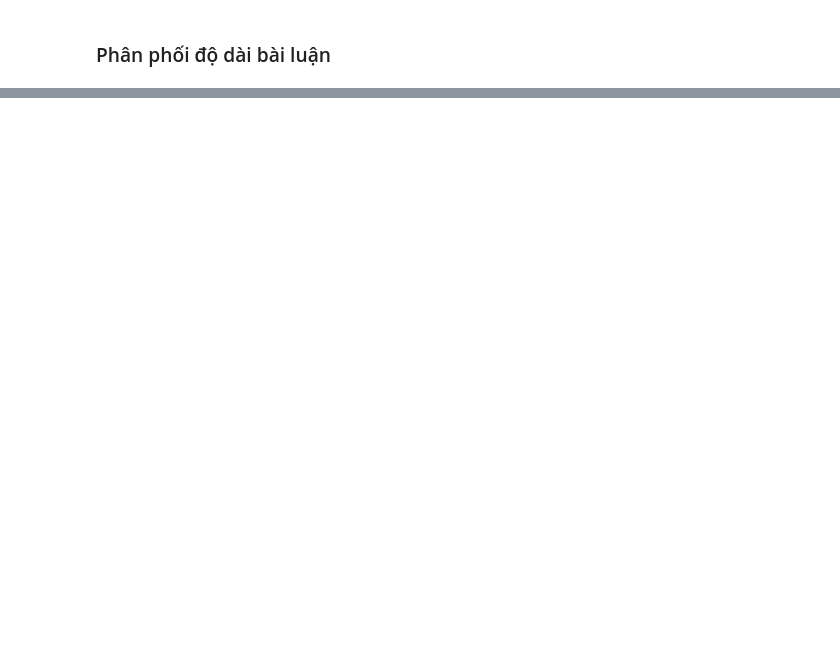
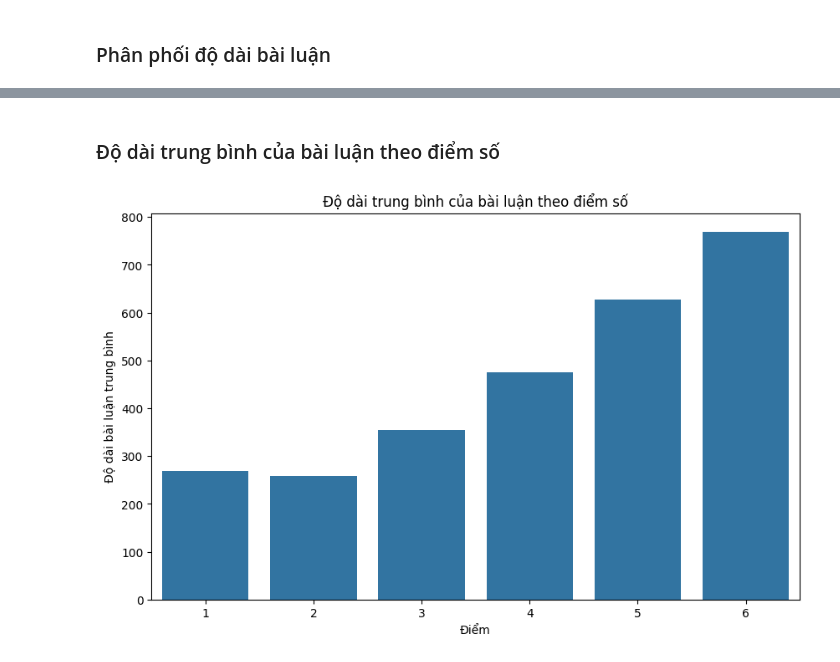
Before and after one commit to Siralexgon/PTDLTM, a Jupyter notebook: Tien-xu-ly.ipynb, the cells around one changed output, grey strips where cells are left out. Cells and saved outputs as stored; diff of their text form; code cells hidden in the pictures; blank space fills up the shorter version.

```diff
--- a/Tien-xu-ly.ipynb
+++ b/Tien-xu-ly.ipynb
@@ -186,0 +178,18 @@ plt.show()
+# %% [markdown]
+### Độ dài trung bình của bài luận theo điểm số
+# %%
+train_df_copy = train_df.copy()
+train_df_copy['essay_length'] = train_df_copy['full_text'].apply(lambda x: len(x.split()))
+
+# Tính độ dài trung bình của bài luận cho mỗi mức điểm
+average_length_by_score = train_df_copy.groupby('score')['essay_length'].mean().reset_index()
+
+# Vẽ biểu đồ
+plt.figure(figsize=(10, 6))
+sns.barplot(x='score', y='essay_length', data=average_length_by_score)
+plt.title('Độ dài trung bình của bài luận theo điểm số')
+plt.xlabel('Điểm')
+plt.ylabel('Độ dài bài luận trung bình')
+plt.show()
+# %% [output]
+[figure, added]
```
Also changed, not shown: parts of 10 cells of this notebook.
